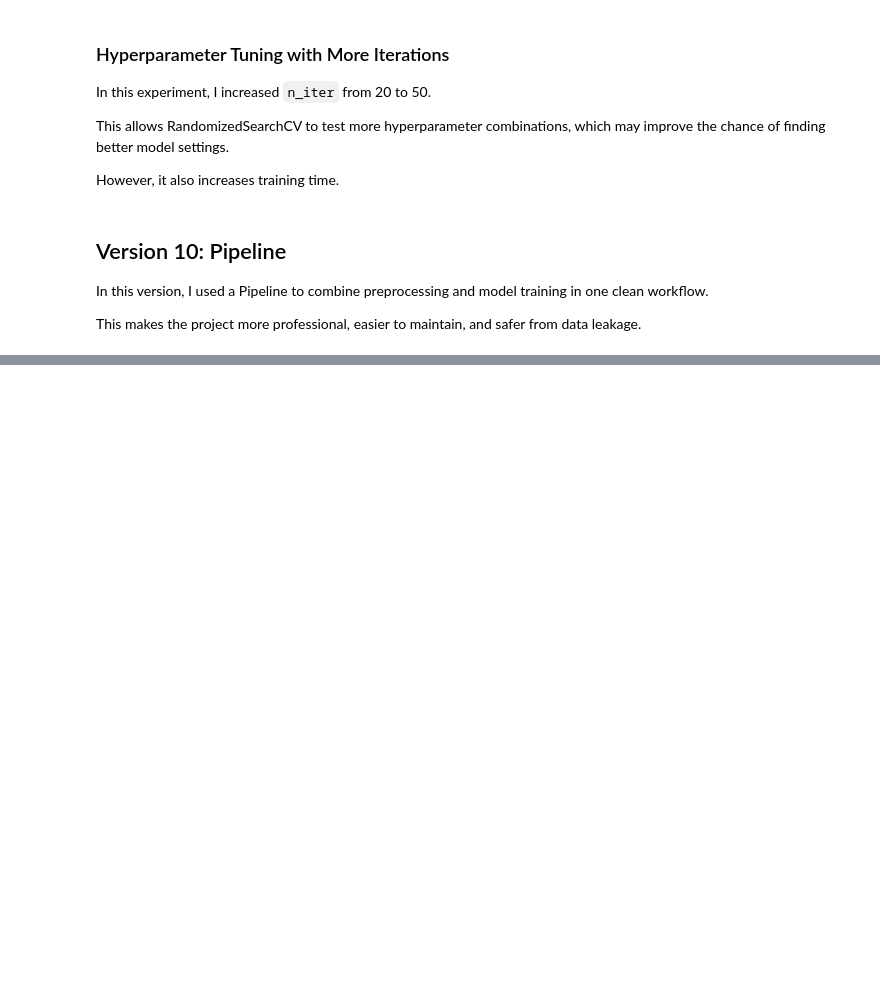
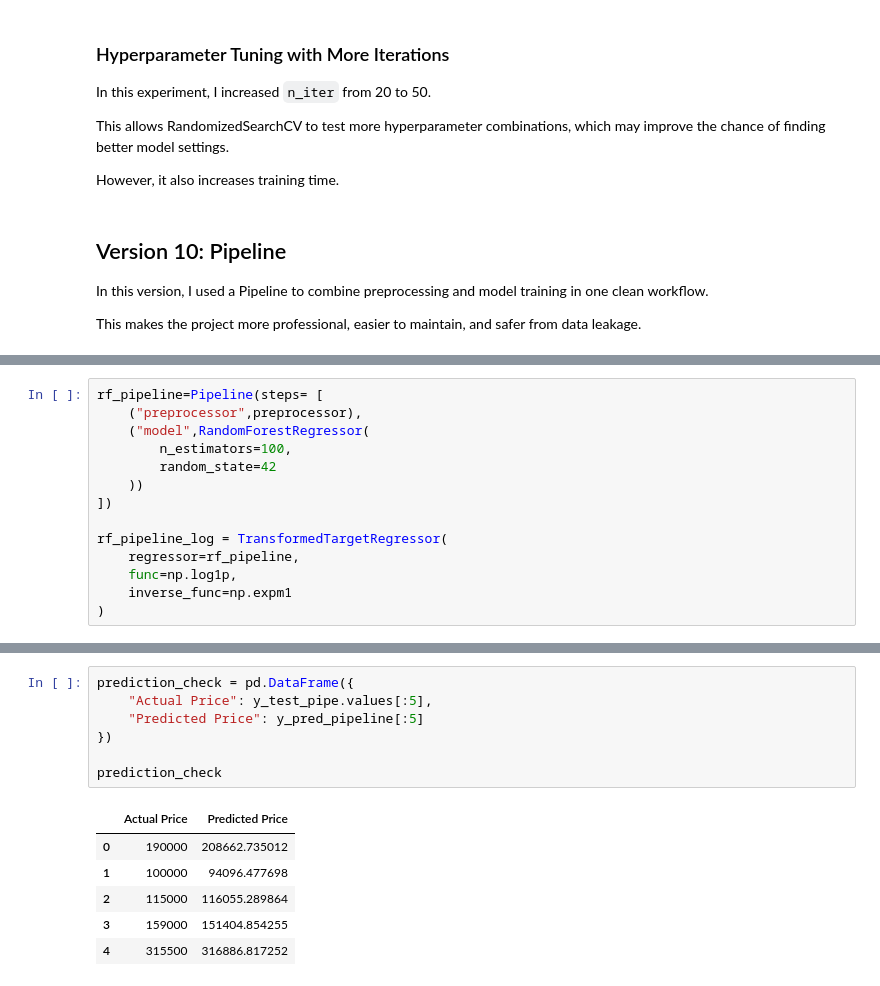
Before and after one commit to raghadnedal/house-price-prediction, a Jupyter notebook: house_price_prediction.ipynb, the cells around one changed output, grey strips where cells are left out. Saved outputs shown, nothing was run; the diff lists cells and outputs as text; blank space fills up the shorter version.

```diff
--- a/house_price_prediction.ipynb
+++ b/house_price_prediction.ipynb
@@ -1095,0 +1178,14 @@ This makes the project more professional, easier to maintain, and safer from dat
+# %%
+rf_pipeline=Pipeline(steps= [
+    ("preprocessor",preprocessor),
+    ("model",RandomForestRegressor(
+        n_estimators=100,
+        random_state=42
+    ))
+])
+
+rf_pipeline_log = TransformedTargetRegressor(
+    regressor=rf_pipeline,
+    func=np.log1p,
+    inverse_func=np.expm1
+)
@@ -1095,0 +1206,14 @@ This makes the project more professional, easier to maintain, and safer from dat
+# %%
+prediction_check = pd.DataFrame({
+    "Actual Price": y_test_pipe.values[:5],
+    "Predicted Price": y_pred_pipeline[:5]
+})
+
+prediction_check
+# %% [output]
+|  | Actual Price | Predicted Price |
+| 0 | 190000 | 208662.735012 |
+| 1 | 100000 | 94096.477698 |
+| 2 | 115000 | 116055.289864 |
+| 3 | 159000 | 151404.854255 |
+| 4 | 315500 | 316886.817252 |
```
Also changed, not shown: parts of 10 cells of this notebook.
